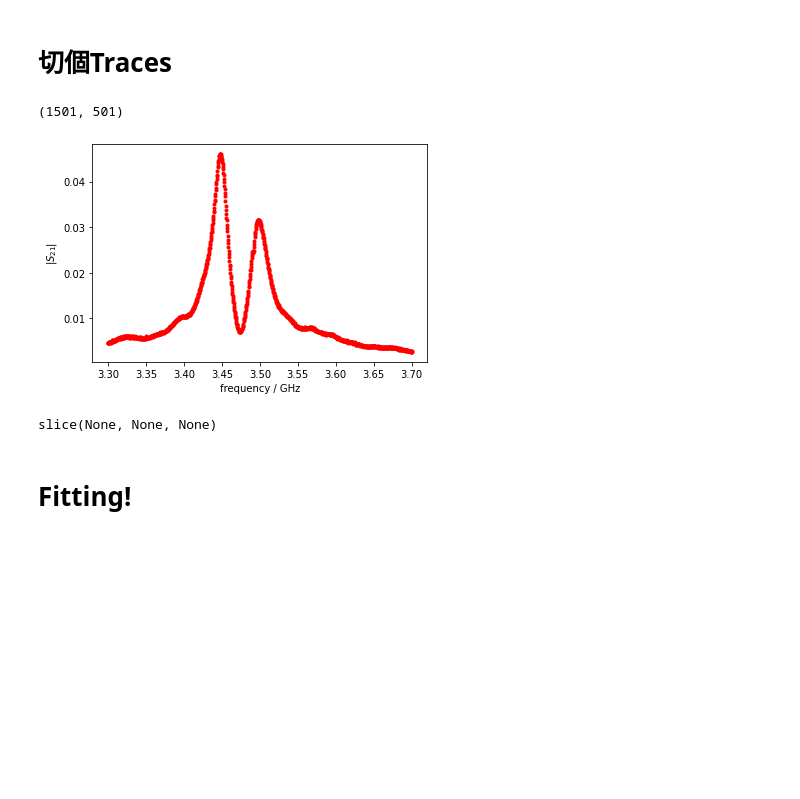
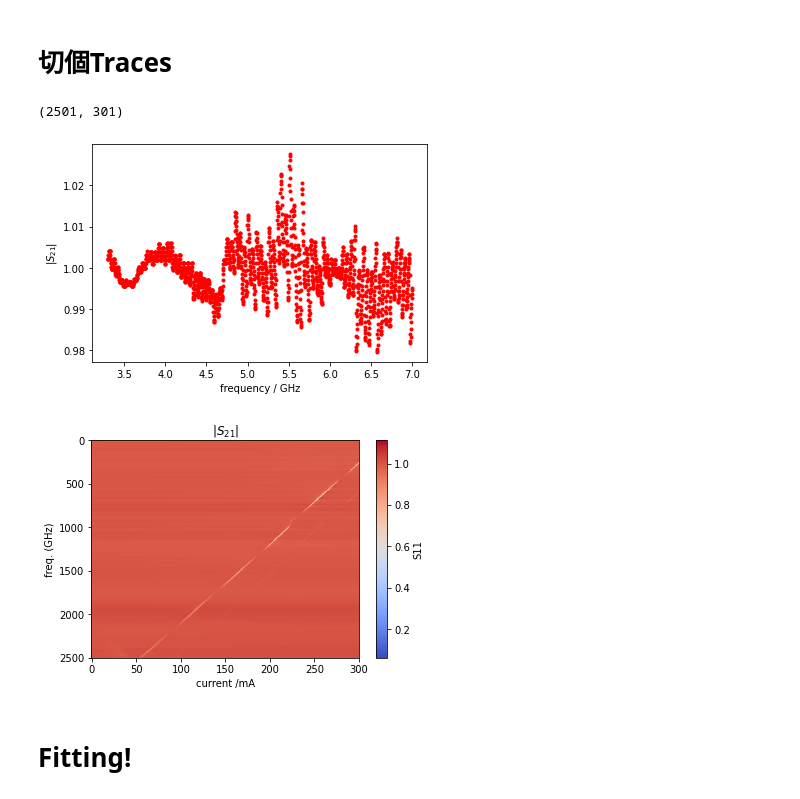
Before and after one commit to Nick1467/Mirror, a Jupyter notebook: quick_scale.ipynb, the cells around one changed output. Cells and saved outputs as stored; diff of their text form; code cells hidden in the pictures; blank space fills up the shorter version.

```diff
--- a/quick_scale.ipynb
+++ b/quick_scale.ipynb
@@ -19,15 +19,15 @@ data = VNAxDC.get_data(data_filepath)
 info = VNAxDC.get_info(data_filepath, print_info=False)
 fig, ax, extent, flipfunc = VNAxDC.get_ploting_objs(info)
 
-data = flipfunc(data)
+data_0 = flipfunc(data)
 
 '''def contrast(data):
 
     if abs(data)>1:
 '''
+print(f'file:{data_filepath}')
 
-
-im = ax.imshow(abs(data), cmap='coolwarm', aspect='auto',extent= extent)
+im = ax.imshow(abs(data_0), cmap='coolwarm', aspect='auto',extent= extent)
 plt.colorbar(im).set_label(info['VNA - trace'] )
 
 
@@ -35,7 +35,6 @@ plt.colorbar(im).set_label(info['VNA - trace'] )
 plt.xlabel('current /mA')
 plt.ylabel('freq. (GHz)')
 plt.title(r'$|S_{21}|$')
-plt.savefig('data.png', dpi =300)
-plt.text(56,3.1,f'(file:{data_filepath})', ha='center')
+#plt.text(56,3.1,f'(file:{data_filepath})', ha='center')
 plt.show()
 # %% [output]
@@ -45,37 +63,43 @@ plt.show()
 # %%
 def get_fslice(info, frange):
     f0 = info['VNA - start frequency']
     f1 = info['VNA - stop frequency']
     nf = info['VNA - # of points']
     step = (f1 - f0) / nf
     frq = np.linspace(f0, f1, nf)
     return slice(int( (frange[0] - f0) // step - 1),
                  int( (frange[1] - f0) // step + 1)) , frq
 
 
-screen , frq= get_fslice(info, [3.3e+9,3.7e+9])  #3.5e+9,6e+9
-trace_no = 275
+screen , frq= get_fslice(info, [3.3e+9,7e+9])  #3.5e+9,6e+9
+trace_no = 50
+
 #screen = slice(None)
 s = data.shape
 print(s)
 
 plt.figure(figsize= (6,4))
 #Vmax = np.maximum(abs(data[:, trace_no]), 0.3)
 plt.plot(frq[screen]/1e+9, abs( data[:, trace_no:trace_no+1])[screen], 'r .')
 #plt.ylim(0,0.08)
 plt.xlabel( 'frequency / GHz')
 plt.ylabel('$|S_{21}|$')
 #plt.title(f'Trace No.{trace_no}')
-plt.savefig('trace52.png', dpi =300)
 plt.show()
+
+
+fig, ax = plt.subplots(figsize=(6, 4))
+#plt.imshow(abs(data_0), cmap='coolwarm', aspect='auto',)
+im = ax.imshow(abs(data_0), cmap='coolwarm', aspect='auto')
+plt.colorbar(im).set_label(info['VNA - trace'] )
+plt.xlabel('current /mA')
+plt.ylabel('freq. (GHz)')
+plt.title(r'$|S_{21}|$')
+plt.show()
 # %% [output]
-(1501, 501)
+(2501, 301)
-[figure, old version]
+[figure, new version]
+[figure, added]
-# %%
-slice= slice(None)
-print(slice)
-# %% [output]
-slice(None, None, None)
 # %% [markdown]
 # Fitting!
 # %%
```
Also changed, not shown: parts of 3 cells of this notebook.
